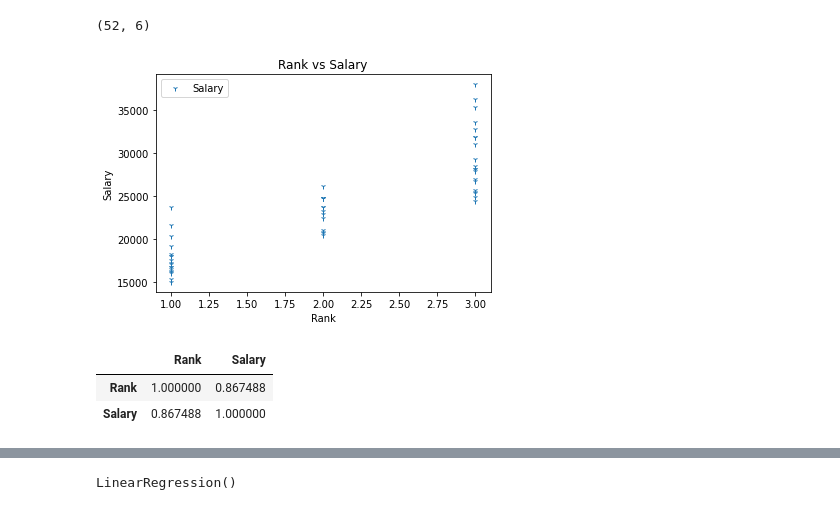
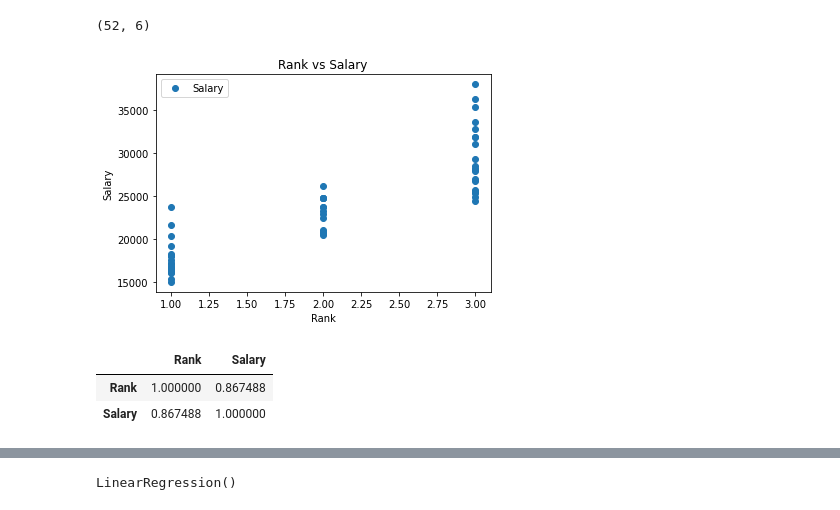
Before and after one commit to jagadeesan121/jagadeesan, a Jupyter notebook: Assignment5_6_7.ipynb, the cells around one changed output, grey strips where cells are left out. Cells and saved outputs as stored; diff of their text form; code cells hidden in the pictures.

```diff
--- a/Assignment5_6_7.ipynb
+++ b/Assignment5_6_7.ipynb
@@ -299,14 +299,14 @@ df.shape
 # %% [output]
 (52, 6)
 # %%
-df.plot(x='Rank',y='Salary',style='1')
+df.plot(x='Rank',y='Salary',style='o')
 plt.title('Rank vs Salary')
 plt.xlabel('Rank')
 plt.ylabel('Salary')
 plt.show()
 df[['Rank', 'Salary']].corr()
 # %% [output]
-[figure, old version]
+[figure, new version]
 |  | Rank | Salary |
 | Rank | 1.000000 | 0.867488 |
 | Salary | 0.867488 | 1.000000 |
```
Also changed, not shown: parts of 8 cells of this notebook.
